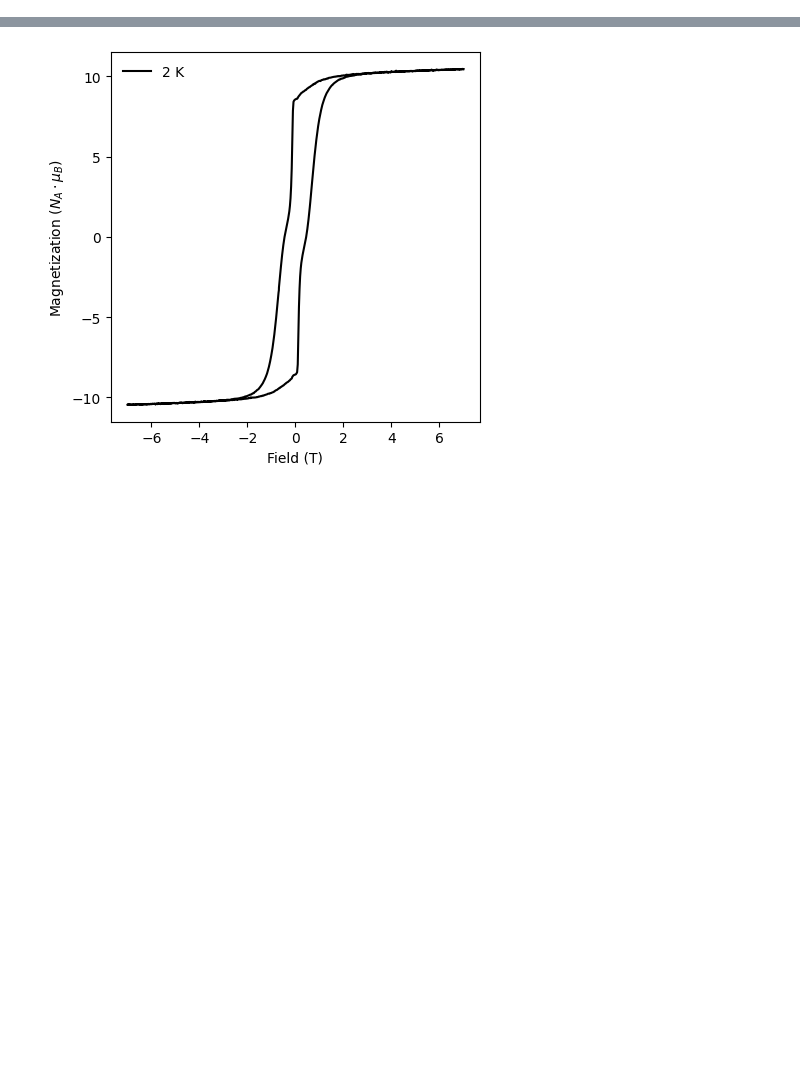
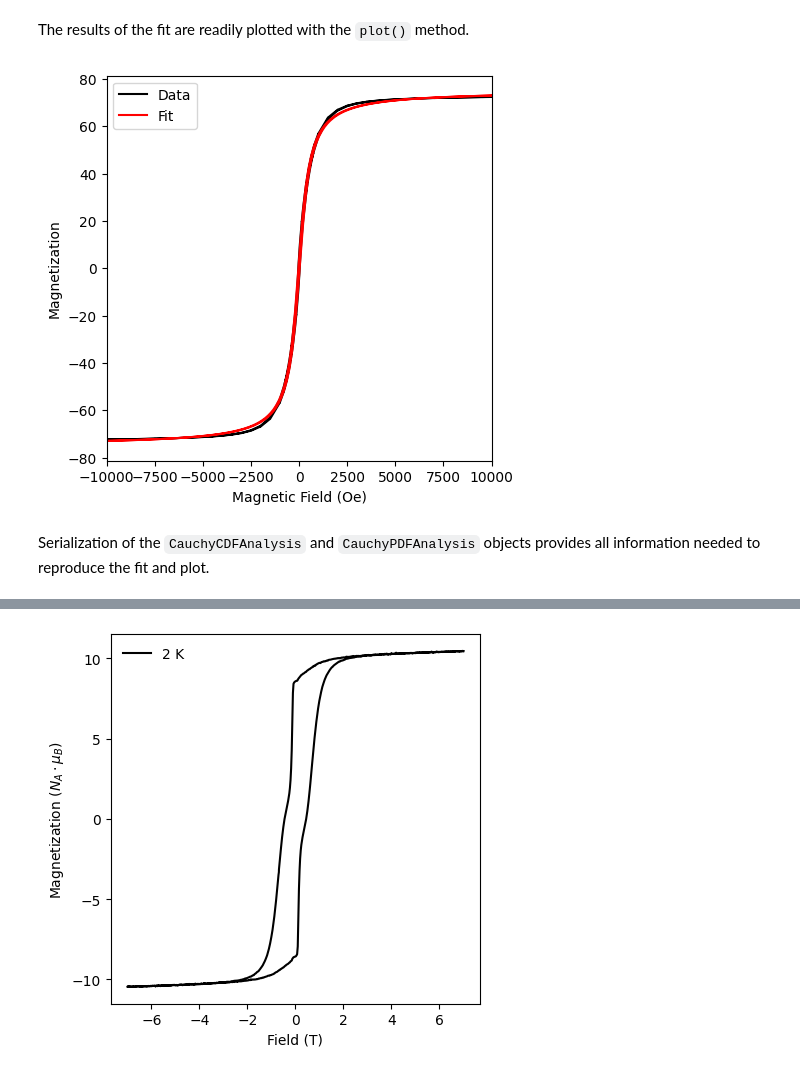
Before and after one commit to RinehartGroup/MagnetoPy, a Jupyter notebook: docs/examples/cauchy.ipynb, the cells around one changed output, grey strips where cells are left out. Cells and saved outputs as stored; diff of their text form; code cells hidden in the pictures; blank space fills up the shorter version.

```diff
--- a/docs/examples/cauchy.ipynb
+++ b/docs/examples/cauchy.ipynb
@@ -10,0 +38,16 @@ DATA_PATH = Path("../../tests/data/")
+# %%
+nano_cauchy_cdf1 = mp.CauchyCDFAnalysis(
+    dataset=dset5,
+    parsing_args=mp.CauchyParsingArgs(
+        temperature=300,
+    ),
+    fitting_args=1,
+)
+# %% [markdown]
+The results of the fit are readily plotted with the `plot()` method.
+# %%
+fig, ax = nano_cauchy_cdf1.plot()
+# %% [output]
+[figure, added]
+# %% [markdown]
+Serialization of the `CauchyCDFAnalysis` and `CauchyPDFAnalysis` objects provides all information needed to reproduce the fit and plot.
```
Also changed, not shown: parts of 26 cells of this notebook, 7 other files.
